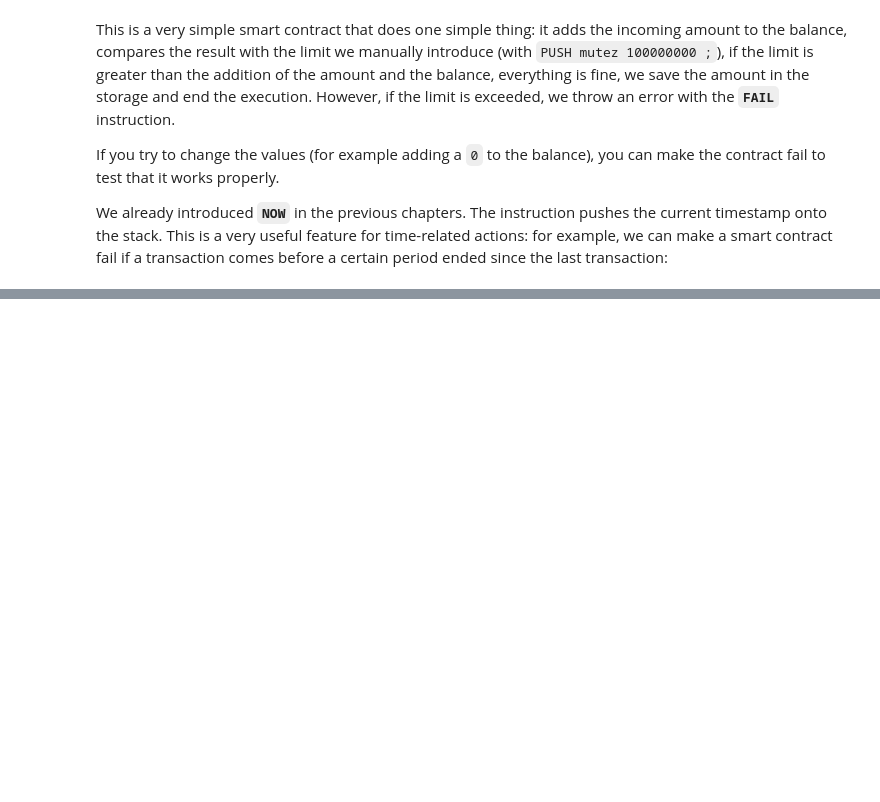
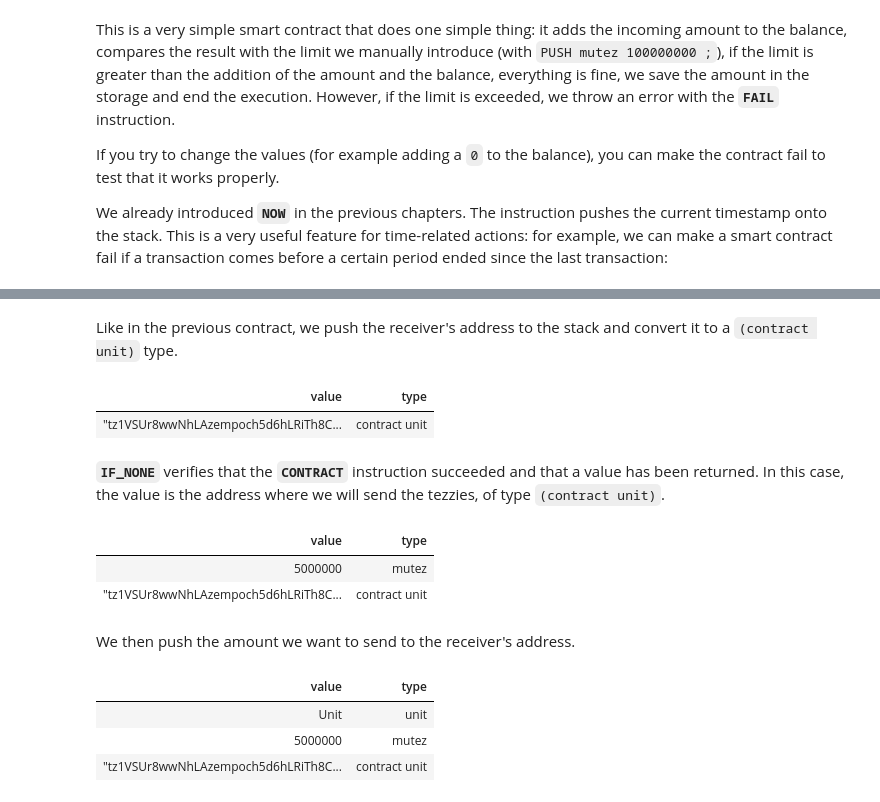
Before and after one commit to baking-bad/michelson-labs, a Jupyter notebook: notebooks/Chapter five/Chapter five - Working with mutez & timestamps, BALANCE, AMOUNT, NOW.ipynb, the cells around one changed output, grey strips where cells are left out. Cells and saved outputs as stored; diff of their text form; code cells hidden in the pictures; blank space fills up the shorter version.

```diff
--- a/notebooks/Chapter five/Chapter five - Working with mutez & timestamps, BALANCE, AMOUNT, NOW.ipynb
+++ b/notebooks/Chapter five/Chapter five - Working with mutez & timestamps, BALANCE, AMOUNT, NOW.ipynb
@@ -333,0 +431,29 @@ As you can see, the contract stores the timestamp of the last successful executi
+# %% [markdown]
+Like in the previous contract, we push the receiver's address to the stack and convert it to a `(contract unit)` type.
+# %%
+IF_NONE
+    { PUSH string "InvalidAddress" ; FAILWITH }
+    { } ;
+DUMP ;
+# %% [output]
+| value | type |
+| "tz1VSUr8wwNhLAzempoch5d6hLRiTh8C... | contract unit |
+# %% [markdown]
+**`IF_NONE`** verifies that the **`CONTRACT`** instruction succeeded and that a value has been returned. In this case, the value is the address where we will send the tezzies, of type `(contract unit)`.
+# %%
+PUSH mutez 5000000 ;
+DUMP ;
+# %% [output]
+| value | type |
+| 5000000 | mutez |
+| "tz1VSUr8wwNhLAzempoch5d6hLRiTh8C... | contract unit |
+# %% [markdown]
+We then push the amount we want to send to the receiver's address.
+# %%
+PUSH unit Unit ;
+DUMP ;
+# %% [output]
+| value | type |
+| Unit | unit |
+| 5000000 | mutez |
+| "tz1VSUr8wwNhLAzempoch5d6hLRiTh8C... | contract unit |
```
Also changed, not shown: parts of 27 cells of this notebook, 1 other file.
